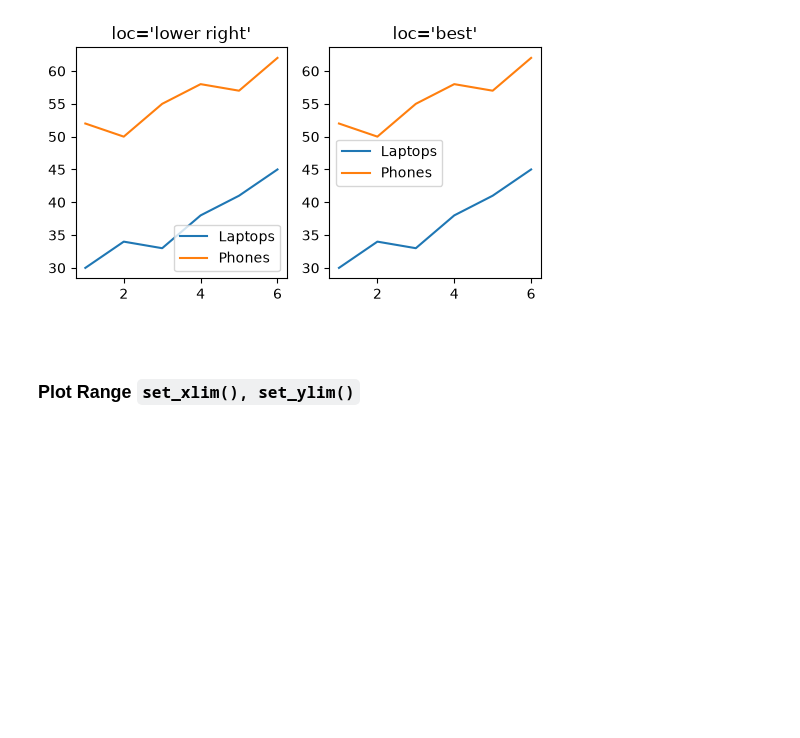
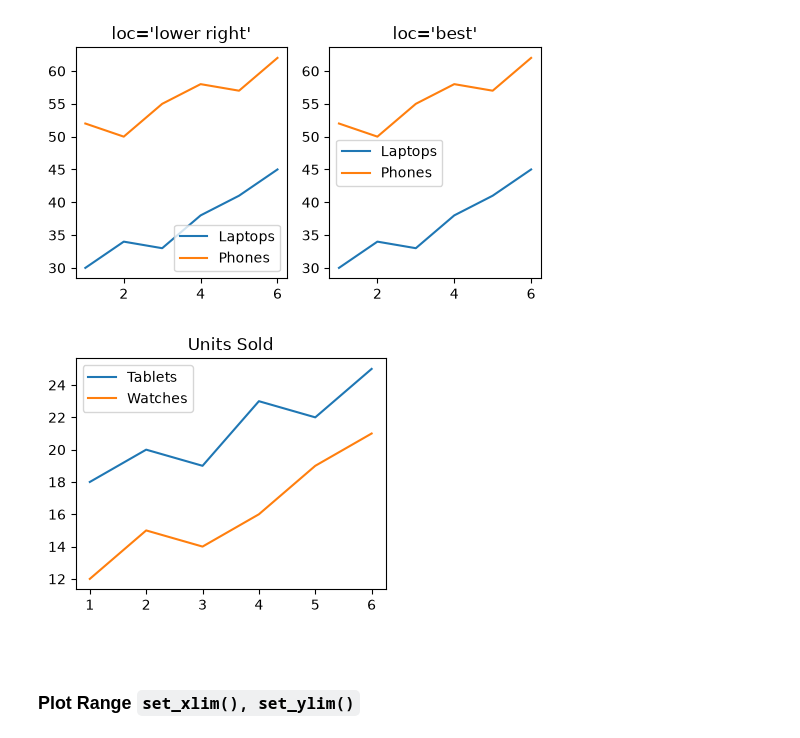
Before and after one commit to tychen742/dsm, a Jupyter notebook: chapters/06-matplotlib/0603-controls-plot-types.ipynb, the cells around one changed output. Drawn from its saved outputs; the diff is of its cells as text; code cells hidden in the pictures; blank space fills up the shorter version.

````diff
--- a/chapters/06-matplotlib/0603-controls-plot-types.ipynb
+++ b/chapters/06-matplotlib/0603-controls-plot-types.ipynb
@@ -176,3 +114,20 @@ plt.show()
+# %%
+### Solution
+import numpy as np
+import matplotlib.pyplot as plt
+
+month = np.arange(1, 7)
+tablets = np.array([18, 20, 19, 23, 22, 25])
+watches = np.array([12, 15, 14, 16, 19, 21])
+
+fig, ax = plt.subplots(figsize=(4, 3))
+ax.plot(month, tablets, label='Tablets')
+ax.plot(month, watches, label='Watches')
+ax.legend(loc='upper left')
+ax.set_title('Units Sold')
+plt.show()
+# %% [output]
+[figure, added]
 # %% [markdown]
 ```{index} axis range (set_xlim and set_ylim)
 ```
````
Also changed, not shown: parts of 27 cells of this notebook, 3 other files.
